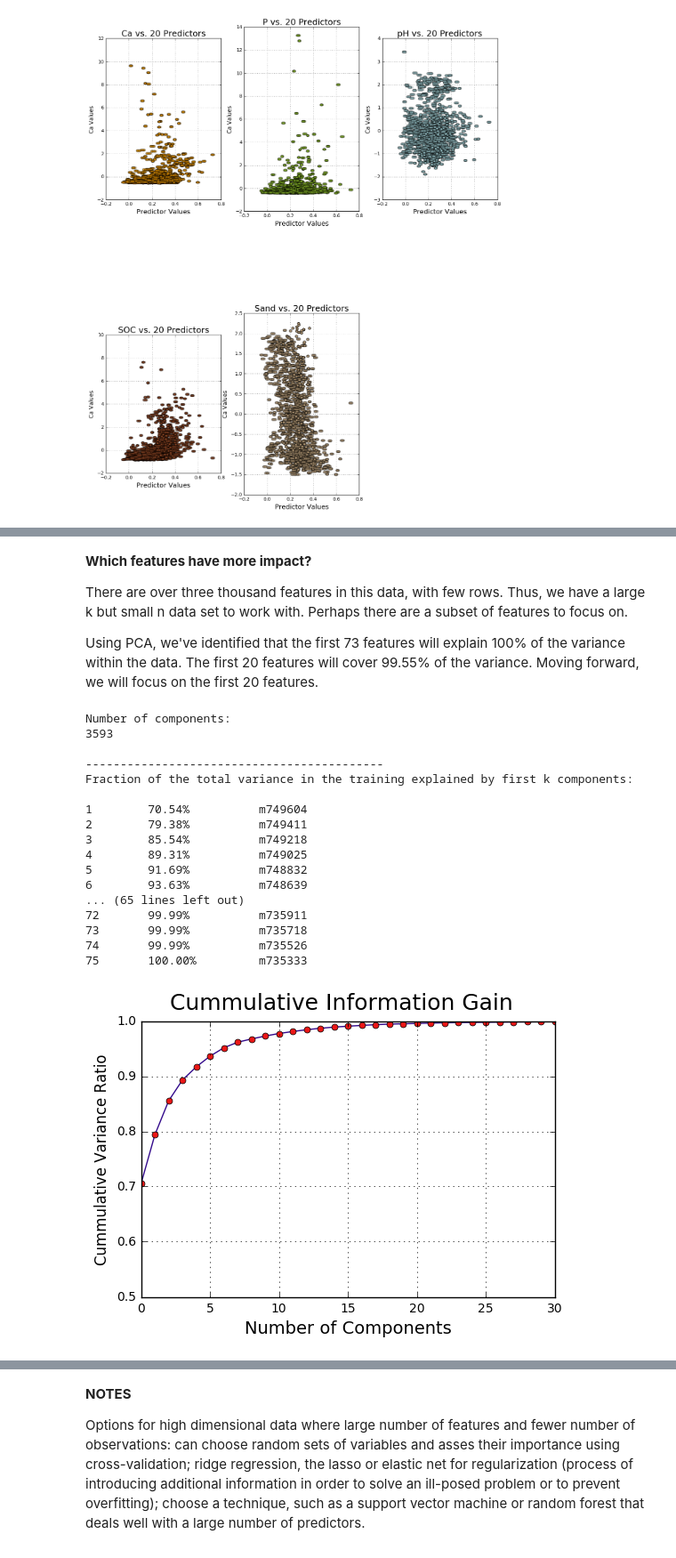
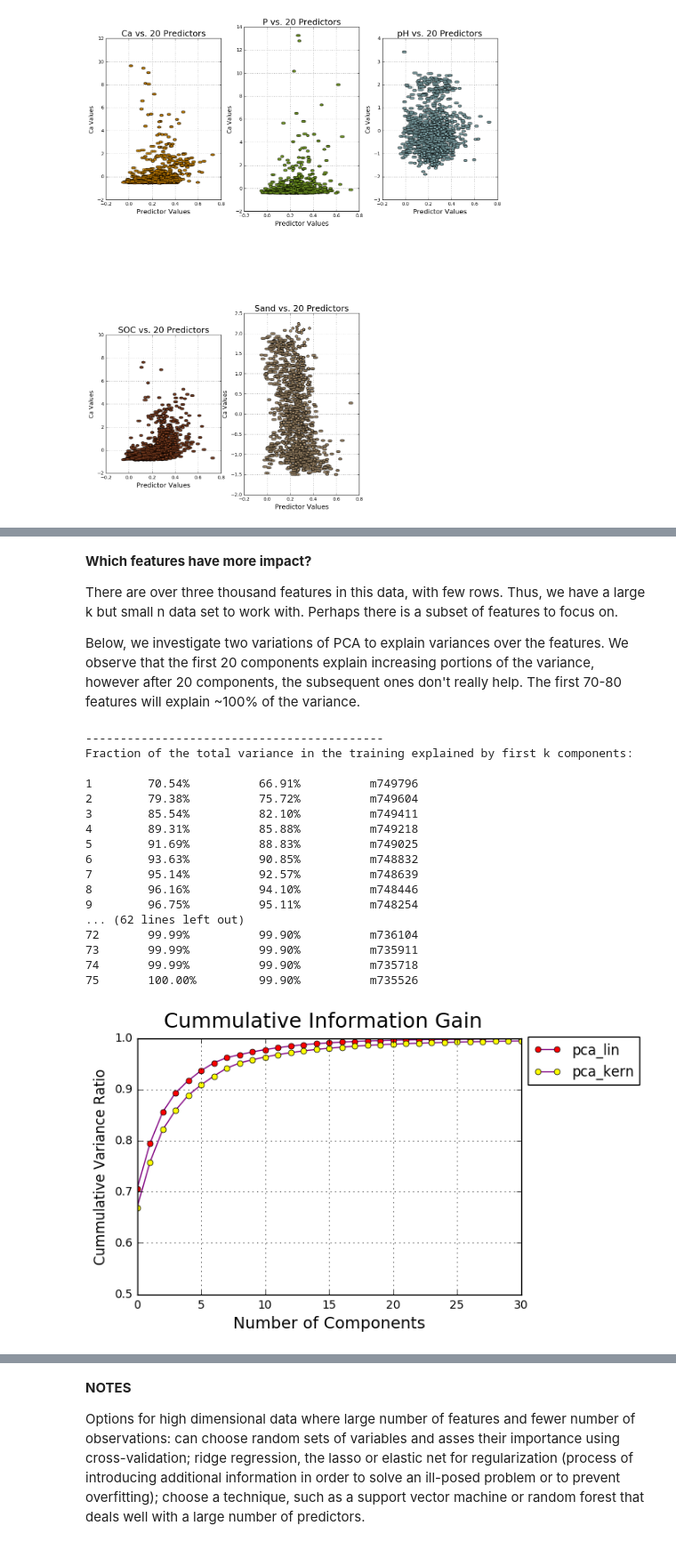
Before and after one commit to carlosscastro/kaggle_africa_soil, a Jupyter notebook: notebook/jc_africasoil_v2.ipynb, the cells around one changed output, grey strips where cells are left out. Shown at 89% size. Saved outputs shown, nothing was run; the diff lists cells and outputs as text; code cells hidden in the pictures.

```diff
--- a/notebook/jc_africasoil_v2.ipynb
+++ b/notebook/jc_africasoil_v2.ipynb
@@ -307,58 +370,61 @@ print np.where(feature_names == 'm235276')[0]
 # %% [markdown]
 **Which features have more impact?**
 
-There are over three thousand features in this data, with few rows. Thus, we have a large k but small n data set to work with. Perhaps there are a subset of features to focus on.
+There are over three thousand features in this data, with few rows. Thus, we have a large k but small n data set to work with. Perhaps there is a subset of features to focus on.
 
-Using PCA, we've identified that the first 73 features will explain 100% of the variance within the data. The first 20 features will cover 99.55% of the variance. Moving forward, we will focus on the first 20 features.
+Below, we investigate two variations of PCA to explain variances over the features. We observe that the first 20 components explain increasing portions of the variance, however after 20 components, the subsequent ones don't really help. The first 70-80 features will explain ~100% of the variance.
 # %%
-# Run PCA using all of the features
+# Linear PCA using all of the features
 n_comp = feature_names.shape[0]
-pca_all = PCA(n_components = n_comp)
-pca_all.fit(X)
+pca_lin = PCA(n_components = n_comp)
+pca_lin.fit(X)
+pca_lin_cumsum = np.cumsum(pca_lin.explained_variance_ratio_)
 
-# Check outcome attributes
-print 'Number of components: \n', pca_all.n_components_
-#print 'Explained variance: \n', pca_all.explained_variance_
-#print 'Explained variance ratio: \n', pca_all.explained_variance_ratio_
-#print 'Cumulative explained variance: \n', np.cumsum(pca_all.explained_variance_ratio_)
-#SANITY CHECK: print np.sum(pca_all.explained_variance_ratio_)
-#print 'Mean: \n', pca_all.mean_
-#print 'PCA components: \n', pca_all.components_
+# Non-linear kernel RBF PCA using all of the features
+pca_kern = KernelPCA(n_components = n_comp, kernel = 'rbf')
+pca_kern.fit(X)
+
+# build the explained variance ratio list for pca_kern
+explained_var_ratio_kern = []
+for i in range(0, pca_kern.lambdas_.shape[0]):
+    explained_var_ratio_kern.append(pca_kern.lambdas_[i]/sum(pca_kern.lambdas_))
+pca_kern_cumsum = np.cumsum(np.asarray(explained_var_ratio_kern))
 
 # Plot the Information Gain graph
 fig = plt.figure()
 ax = fig.add_subplot(111)
-ax.plot(np.cumsum(pca_all.explained_variance_ratio_), color = '#340B8C', marker = 'o', ms = 5, mfc = '#EB1717')
+ax.plot(pca_lin_cumsum, color = 'purple', marker = 'o', ms = 5, mfc = 'red', label = 'pca_lin')
+ax.plot(pca_kern_cumsum, color = 'purple', marker = 'o', ms = 5, mfc = 'yellow', label = 'pca_kern')
+plt.legend(loc='center left', bbox_to_anchor=(1, 0.91), shadow=False, scatterpoints=1)
 fig.suptitle('Cummulative Information Gain', fontsize=18)
 plt.xlabel('Number of Components', fontsize=14)
 plt.ylabel('Cummulative Variance Ratio', fontsize=12)
 plt.grid(True)
 ax.set_xlim([0,30])
 ax.set_ylim([0.5,1.0])
 
 # Output variance fractions
 print '\n-------------------------------------------'
 print 'Fraction of the total variance in the training explained by first k components: \n'
 for k in range(1,76):
-    s = sum(pca_all.explained_variance_ratio_[0:k])
-    #SANITY CHECK: print np.cumsum(pca_all.explained_variance_ratio_)[k-1]
-    print("%d \t %s \t %s" % (k, '{0:.2f}%'.format(s * 100), feature_names[k]))
+    print("%d \t %s \t %s \t %s" % (k, '{0:.2f}%'.format(pca_lin_cumsum[k-1] * 100),
+                                    '{0:.2f}%'.format(pca_kern_cumsum[k-1] * 100), feature_names[k-1]))
 # %% [output]
-Number of components:
-3593
-
 -------------------------------------------
 Fraction of the total variance in the training explained by first k components:
 
-1        70.54%          m749604
-2        79.38%          m749411
-3        85.54%          m749218
-4        89.31%          m749025
-5        91.69%          m748832
-6        93.63%          m748639
-... (65 lines left out)
-72       99.99%          m735911
-73       99.99%          m735718
-74       99.99%          m735526
-75       100.00%         m735333
+1        70.54%          66.91%          m749796
+2        79.38%          75.72%          m749604
+3        85.54%          82.10%          m749411
+4        89.31%          85.88%          m749218
+5        91.69%          88.83%          m749025
+6        93.63%          90.85%          m748832
+7        95.14%          92.57%          m748639
+8        96.16%          94.10%          m748446
+9        96.75%          95.11%          m748254
+... (62 lines left out)
+72       99.99%          99.90%          m736104
+73       99.99%          99.90%          m735911
+74       99.99%          99.90%          m735718
+75       100.00%         99.90%          m735526
-[figure, old version]
+[figure, new version]
```
Also changed, not shown: parts of 23 cells of this notebook, 2 other files.
